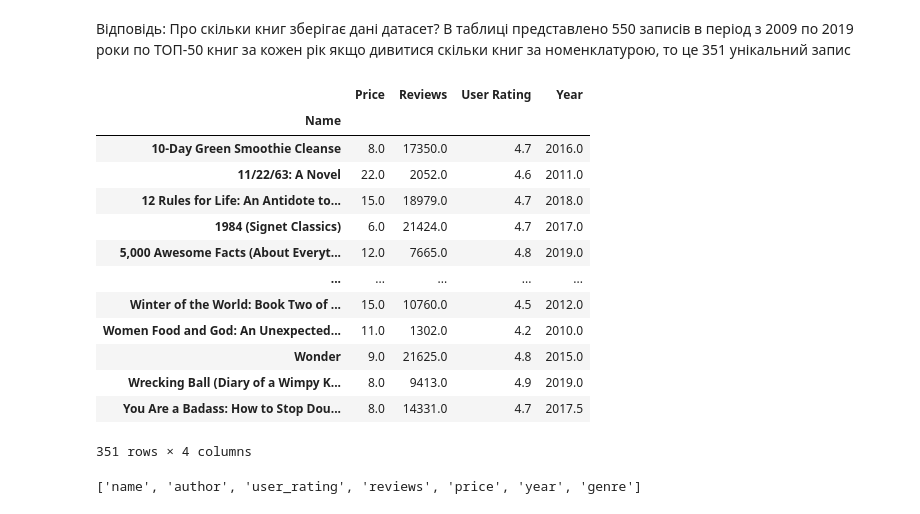
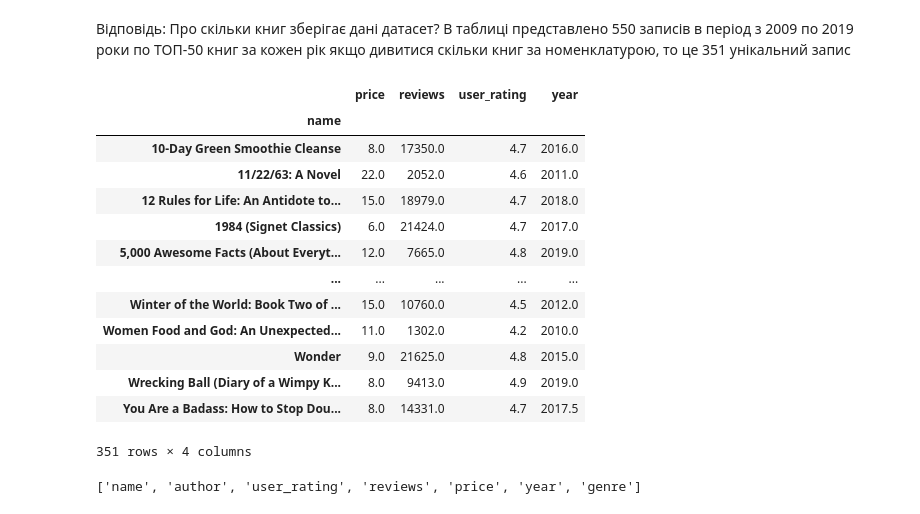
Before and after one commit to RostislavB74/DS_HW2, a Jupyter notebook: HW2_3.ipynb, the cells around one changed output. Drawn from its saved outputs; the diff is of its cells as text; code cells hidden in the pictures.

```diff
--- a/HW2_3.ipynb
+++ b/HW2_3.ipynb
@@ -36,11 +36,11 @@ list(df_copy.head())
 В таблиці представлено 550 записів в період з 2009 по 2019 роки по ТОП-50 книг за кожен рік
 якщо дивитися скільки книг за номенклатурою, то це 351 унікальний запис
 # %%
-df_copy = df_copy.groupby('Name')
-pd.pivot_table(df, index = ['Name'])
+df_copy = df_copy.groupby('name')
+pd.pivot_table(df, index = ['name'])
 # %% [output]
-|  | Price | Reviews | User Rating | Year |
-| Name |  |  |  |  |
+|  | price | reviews | user_rating | year |
+| name |  |  |  |  |
 | 10-Day Green Smoothie Cleanse | 8.0 | 17350.0 | 4.7 | 2016.0 |
 | 11/22/63: A Novel | 22.0 | 2052.0 | 4.6 | 2011.0 |
 | 12 Rules for Life: An Antidote to... | 15.0 | 18979.0 | 4.7 | 2018.0 |
```
